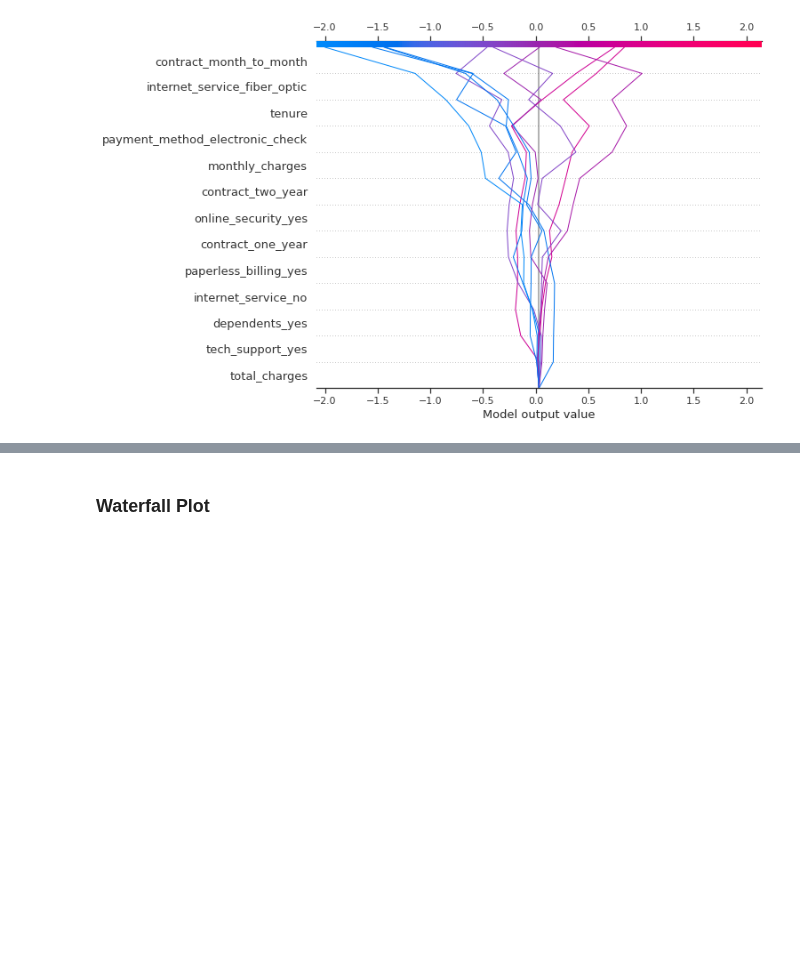
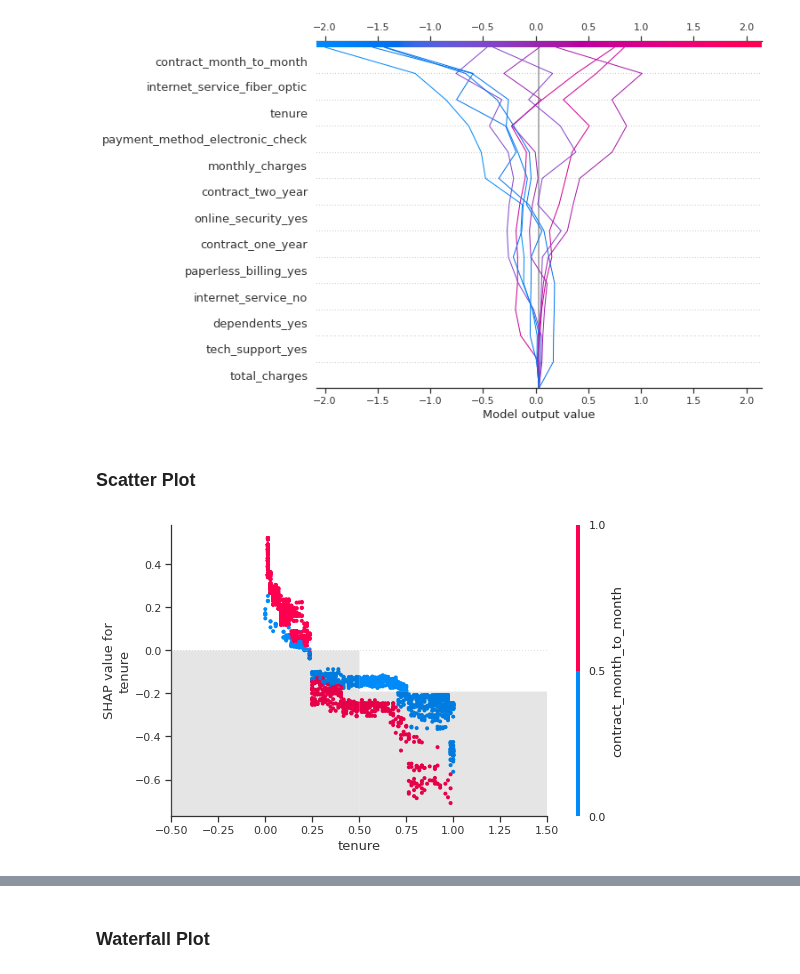
Before and after one commit to adhang/data-science-digital-skola, a Jupyter notebook: 99. Final Project/Modeling Clean.ipynb, the cells around one changed output, grey strips where cells are left out. Saved outputs shown, nothing was run; the diff lists cells and outputs as text; code cells hidden in the pictures; blank space fills up the shorter version.

Commit message:
add SHAP scatter plot

```diff
--- a/99. Final Project/Modeling Clean.ipynb
+++ b/99. Final Project/Modeling Clean.ipynb
@@ -3864,3 +3864,9 @@ shap.decision_plot(explainer.expected_value, shap_values.values[1], X_test_filte
 shap.decision_plot(explainer.expected_value, shap_values.values[:10], X_test_filter.columns)
 # %% [output]
 [figure]
+# %% [markdown]
+### Scatter Plot
+# %%
+shap.plots.scatter(shap_values[:, 'tenure'], color=shap_values)
+# %% [output]
+[figure, added]
```
Also changed, not shown: parts of 2 cells of this notebook.
